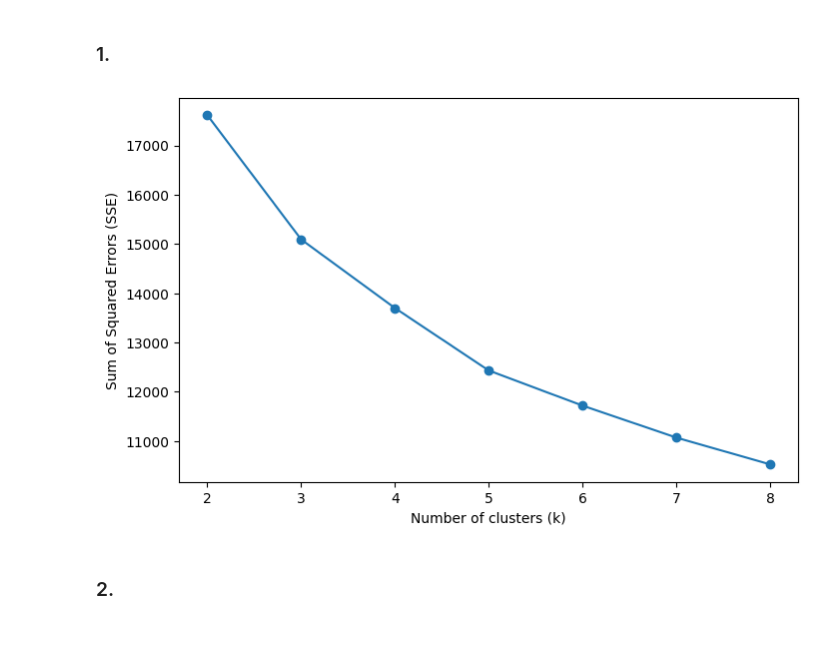
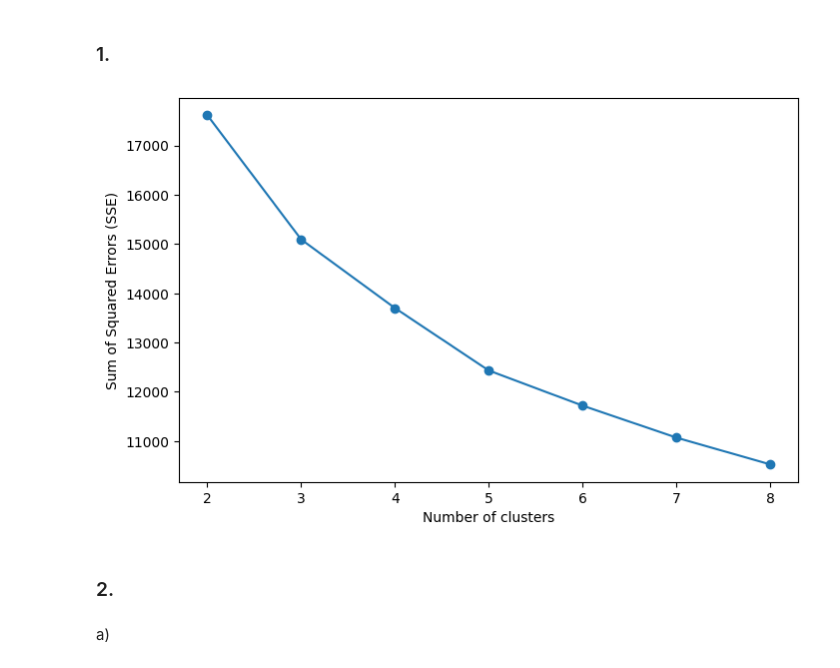
Before and after one commit to raquelgraos/Machine-Learning-Labs, a Jupyter notebook: hw4/hw4.ipynb, the cells around one changed output. Drawn from its saved outputs; the diff is of its cells as text; code cells hidden in the pictures; blank space fills up the shorter version.

```diff
--- a/hw4/hw4.ipynb
+++ b/hw4/hw4.ipynb
@@ -5,38 +5,36 @@
 # %%
 import pandas as pd
 from sklearn.preprocessing import MinMaxScaler
 from sklearn.cluster import KMeans
 import matplotlib.pyplot as plt
 import warnings
 warnings.filterwarnings("ignore")
 
 df = pd.read_csv('accounts.csv')
-
 df = df[['age', 'job', 'marital', 'education', 'default', 'balance', 'housing', 'loan']]
 df = df.drop_duplicates().dropna()
-
-
 df = pd.get_dummies(df, drop_first=True)
 
 scaler = MinMaxScaler()
 df_minmax_normalized = scaler.fit_transform(df)
 
 sse = []
 k_values = range(2, 9)
 for k in k_values:
     kmeans = KMeans(n_clusters=k, max_iter=500, random_state=42)
     kmeans.fit(df_minmax_normalized)
     sse.append(kmeans.inertia_)
 
-plt.figure(figsize=(8, 5))
 plt.plot(k_values, sse, marker='o')
-plt.xlabel('Number of clusters (k)')
+plt.xlabel('Number of clusters')
 plt.ylabel('Sum of Squared Errors (SSE)')
 plt.show()
 # %% [output]
-[figure, old version]
+[figure, new version]
 # %% [markdown]
 ### 2.
+# %% [markdown]
+a)
 # %%
 
 from sklearn.preprocessing import StandardScaler
```
Also changed, not shown: parts of 5 cells of this notebook.
